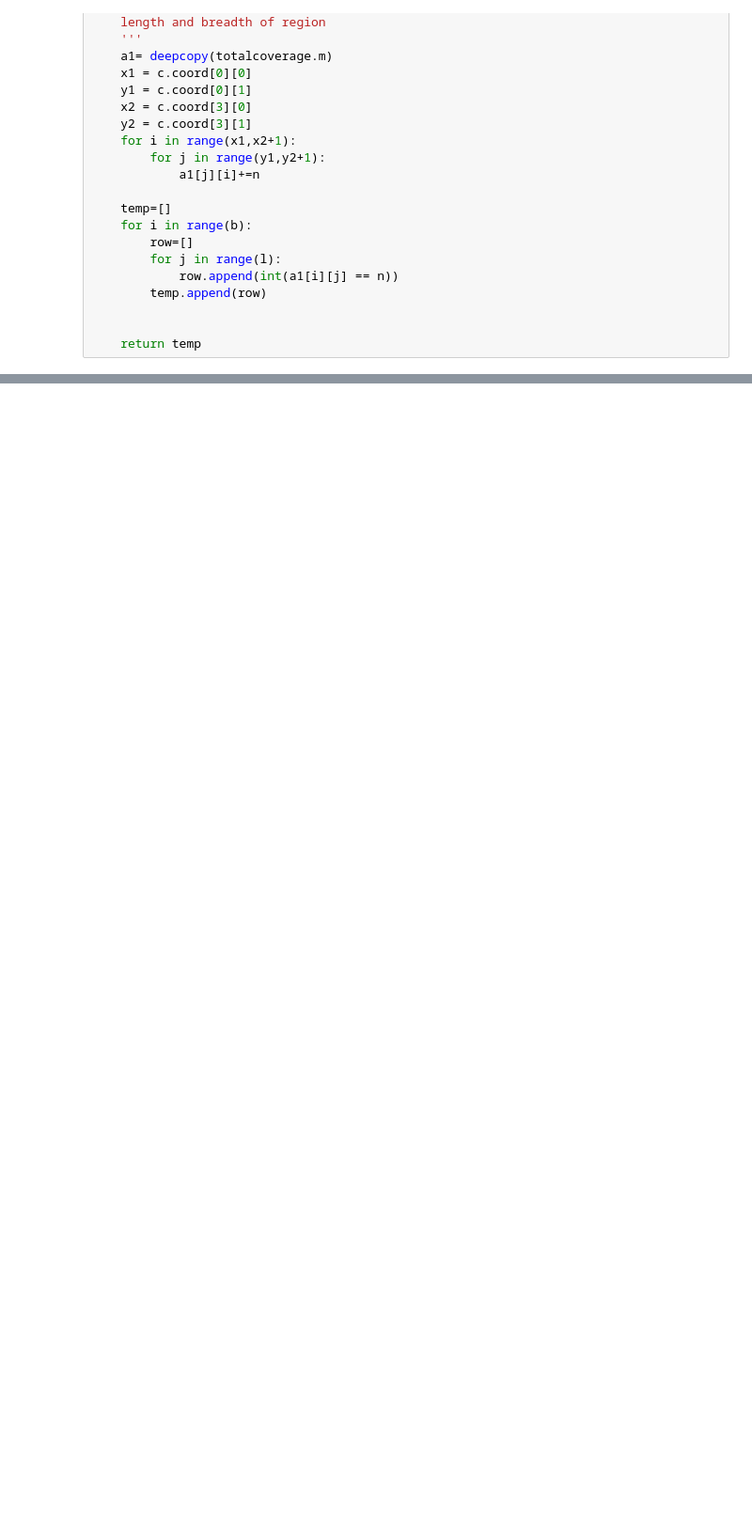
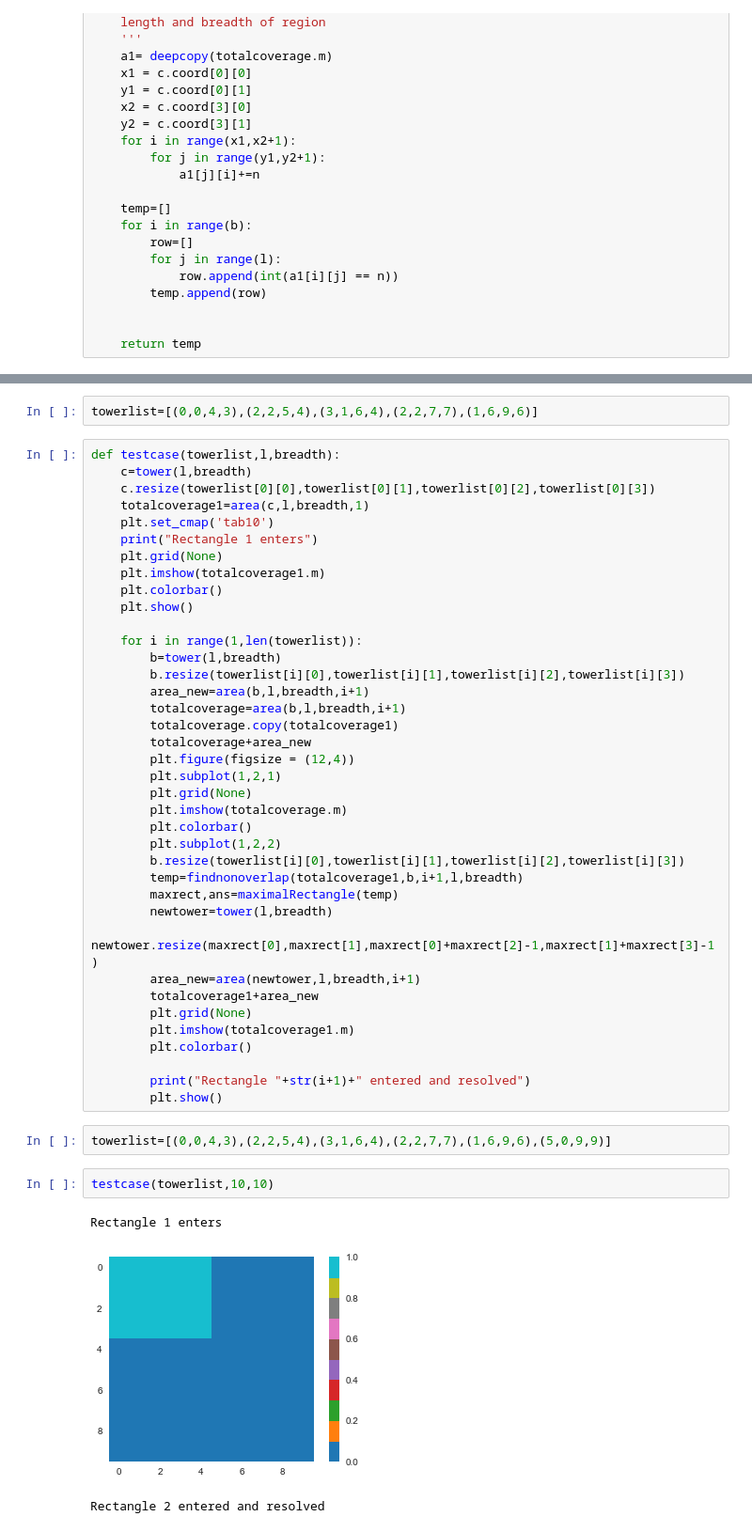
Before and after one commit to UnnikrishnanSivaprasad/ECE143individual, a Jupyter notebook: assignment.ipynb, the cells around one changed output, grey strips where cells are left out. Shown: that part at 94% size. Saved outputs shown, nothing was run; the diff lists cells and outputs as text; blank space fills up the shorter version.

```diff
--- a/assignment.ipynb
+++ b/assignment.ipynb
@@ -201,0 +355,48 @@ completely overallping case
+# %%
+towerlist=[(0,0,4,3),(2,2,5,4),(3,1,6,4),(2,2,7,7),(1,6,9,6)]
+# %%
+def testcase(towerlist,l,breadth):
+    c=tower(l,breadth)
+    c.resize(towerlist[0][0],towerlist[0][1],towerlist[0][2],towerlist[0][3])
+    totalcoverage1=area(c,l,breadth,1)
+    plt.set_cmap('tab10')
+    print("Rectangle 1 enters")
+    plt.grid(None)
+    plt.imshow(totalcoverage1.m)
+    plt.colorbar()
+    plt.show()
+
+    for i in range(1,len(towerlist)):
+        b=tower(l,breadth)
+        b.resize(towerlist[i][0],towerlist[i][1],towerlist[i][2],towerlist[i][3])
+        area_new=area(b,l,breadth,i+1)
+        totalcoverage=area(b,l,breadth,i+1)
+        totalcoverage.copy(totalcoverage1)
+        totalcoverage+area_new
+        plt.figure(figsize = (12,4))
+        plt.subplot(1,2,1)
+        plt.grid(None)
+        plt.imshow(totalcoverage.m)
+        plt.colorbar()
+        plt.subplot(1,2,2)
+        b.resize(towerlist[i][0],towerlist[i][1],towerlist[i][2],towerlist[i][3])
+        temp=findnonoverlap(totalcoverage1,b,i+1,l,breadth)
+        maxrect,ans=maximalRectangle(temp)
+        newtower=tower(l,breadth)
+        newtower.resize(maxrect[0],maxrect[1],maxrect[0]+maxrect[2]-1,maxrect[1]+maxrect[3]-1)
+        area_new=area(newtower,l,breadth,i+1)
+        totalcoverage1+area_new
+        plt.grid(None)
+        plt.imshow(totalcoverage1.m)
+        plt.colorbar()
+
+        print("Rectangle "+str(i+1)+" entered and resolved")
+        plt.show()
+# %%
+towerlist=[(0,0,4,3),(2,2,5,4),(3,1,6,4),(2,2,7,7),(1,6,9,6),(5,0,9,9)]
+# %%
+testcase(towerlist,10,10)
+# %% [output]
+Rectangle 1 enters
+[figure, added]
+Rectangle 2 entered and resolved
```
Also changed, not shown: parts of 43 cells of this notebook.
